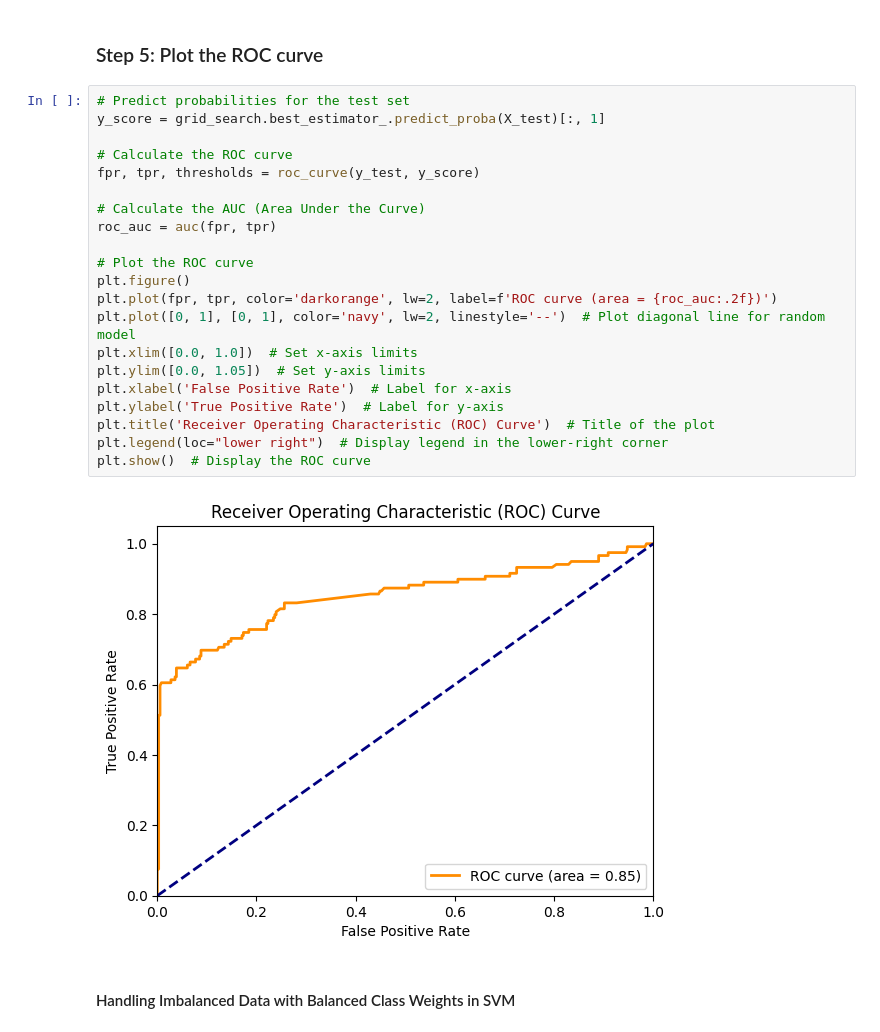
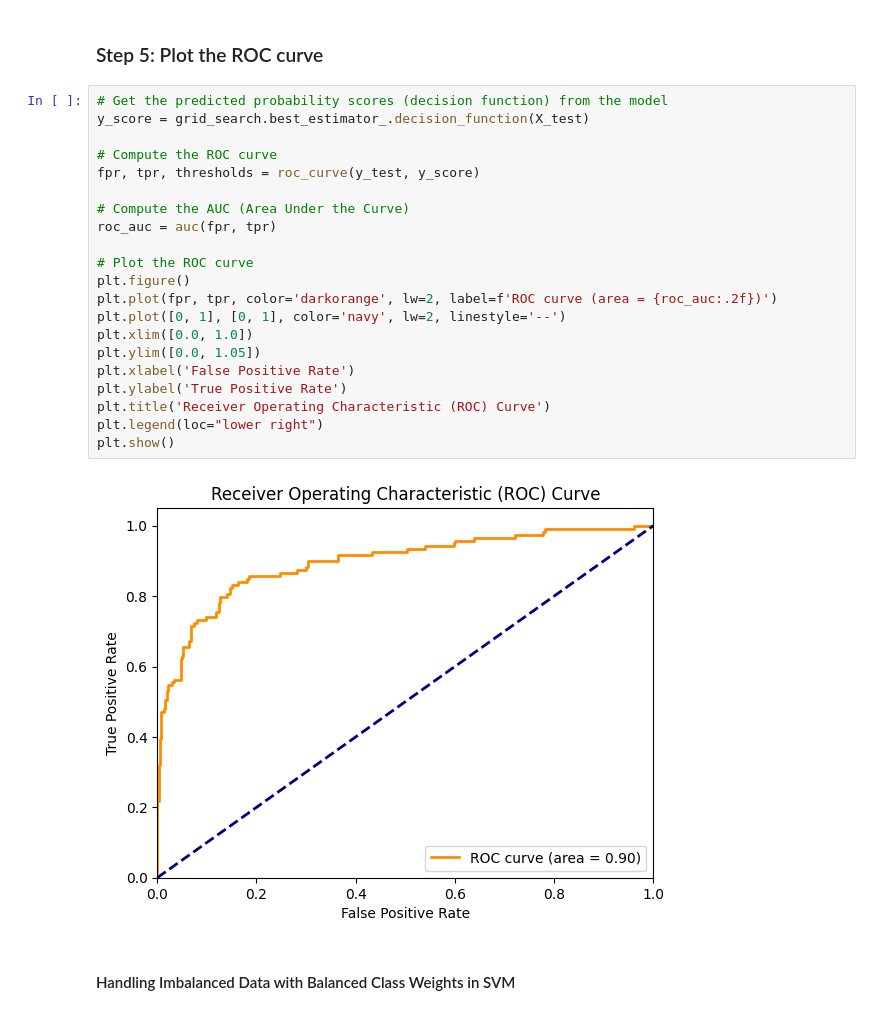
Before and after one commit to jiulong15/comp90051, a Jupyter notebook: code/Model Building/SVM.ipynb, the cells around one changed output. Saved outputs shown, nothing was run; the diff lists cells and outputs as text.

```diff
--- a/code/Model Building/SVM.ipynb
+++ b/code/Model Building/SVM.ipynb
@@ -82,28 +81,28 @@ F1 Score: 0.7196
 # %% [markdown]
 ### Step 5: Plot the ROC curve
-# %%
-# Predict probabilities for the test set
-y_score = grid_search.best_estimator_.predict_proba(X_test)[:, 1]
-
-# Calculate the ROC curve
-fpr, tpr, thresholds = roc_curve(y_test, y_score)
-
-# Calculate the AUC (Area Under the Curve)
-roc_auc = auc(fpr, tpr)
-
-# Plot the ROC curve
-plt.figure()
-plt.plot(fpr, tpr, color='darkorange', lw=2, label=f'ROC curve (area = {roc_auc:.2f})')
-plt.plot([0, 1], [0, 1], color='navy', lw=2, linestyle='--')  # Plot diagonal line for random model
-plt.xlim([0.0, 1.0])  # Set x-axis limits
-plt.ylim([0.0, 1.05])  # Set y-axis limits
-plt.xlabel('False Positive Rate')  # Label for x-axis
-plt.ylabel('True Positive Rate')  # Label for y-axis
-plt.title('Receiver Operating Characteristic (ROC) Curve')  # Title of the plot
-plt.legend(loc="lower right")  # Display legend in the lower-right corner
-plt.show()  # Display the ROC curve
-# %% [output]
-[figure, removed]
+# %%
+# Get the predicted probability scores (decision function) from the model
+y_score = grid_search.best_estimator_.decision_function(X_test)
+
+# Compute the ROC curve
+fpr, tpr, thresholds = roc_curve(y_test, y_score)
+
+# Compute the AUC (Area Under the Curve)
+roc_auc = auc(fpr, tpr)
+
+# Plot the ROC curve
+plt.figure()
+plt.plot(fpr, tpr, color='darkorange', lw=2, label=f'ROC curve (area = {roc_auc:.2f})')
+plt.plot([0, 1], [0, 1], color='navy', lw=2, linestyle='--')
+plt.xlim([0.0, 1.0])
+plt.ylim([0.0, 1.05])
+plt.xlabel('False Positive Rate')
+plt.ylabel('True Positive Rate')
+plt.title('Receiver Operating Characteristic (ROC) Curve')
+plt.legend(loc="lower right")
+plt.show()
+# %% [output]
+[figure, added]
 # %% [markdown]
 #### Handling Imbalanced Data with Balanced Class Weights in SVM
 # %%
```
Also changed, not shown: parts of 9 cells of this notebook, 1 other file.
